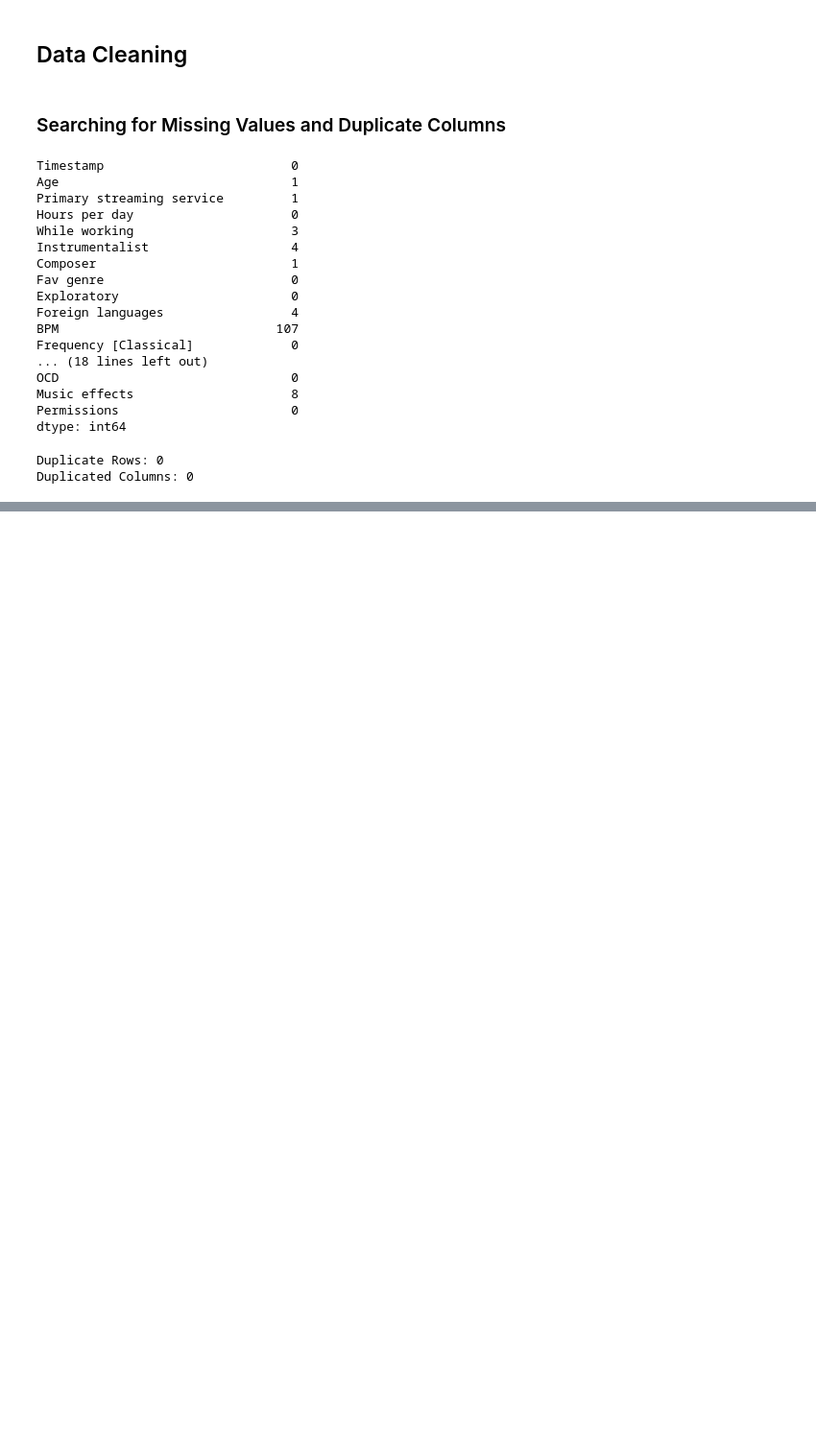
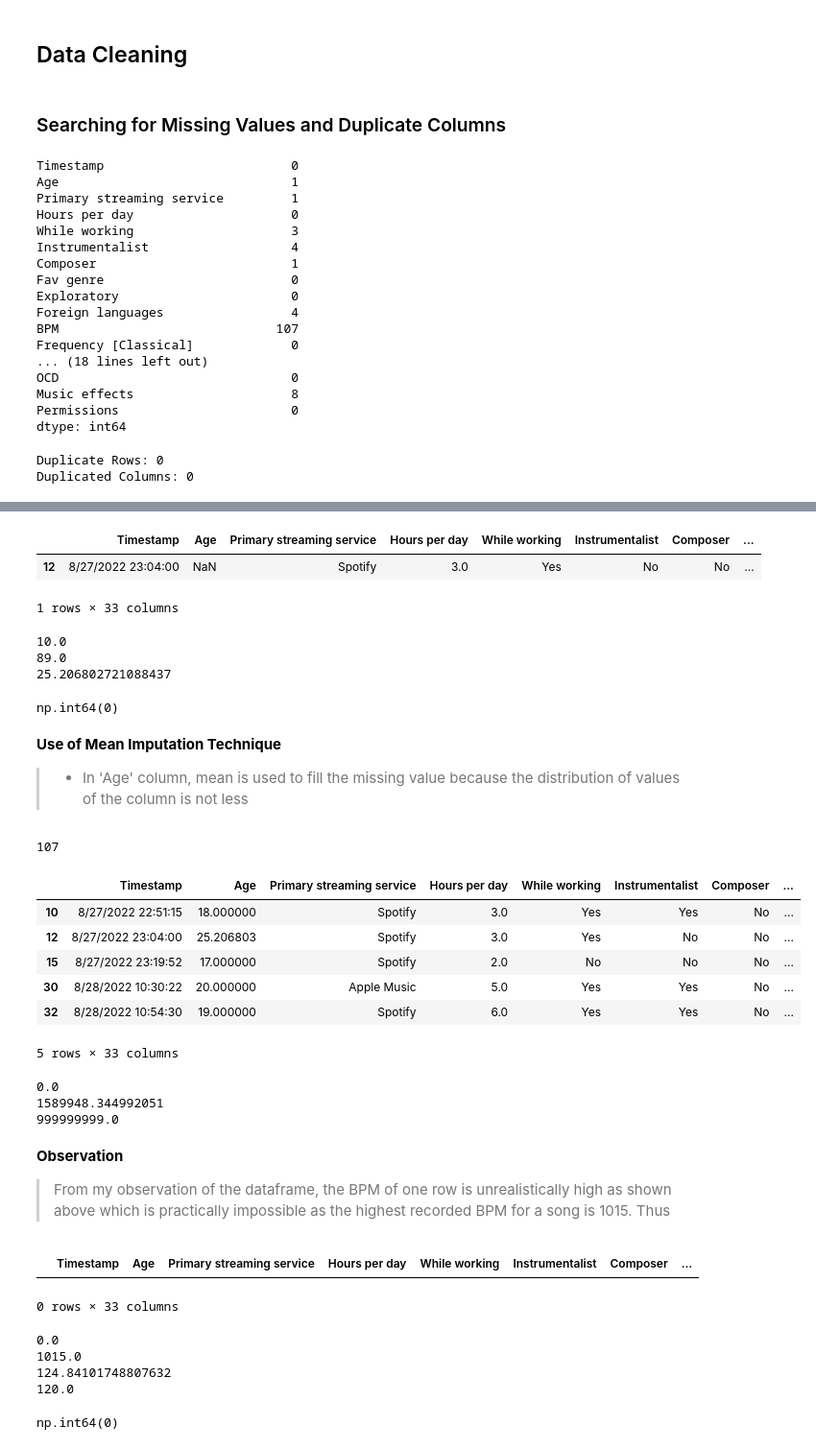
Before and after one commit to ShrDar/Music-and-Mental-Health, a Jupyter notebook: notebooks/mmh_eda.ipynb, the cells around one changed output, grey strips where cells are left out. Shown at 96% size. Saved outputs shown, nothing was run; the diff lists cells and outputs as text; code cells hidden in the pictures; blank space fills up the shorter version.

```diff
--- a/notebooks/mmh_eda.ipynb
+++ b/notebooks/mmh_eda.ipynb
@@ -150,0 +177,49 @@ Duplicated Columns: 0
+# %%
+df[df['Age'].isna()]
+# %% [output]
+|  | Timestamp | Age | Primary streaming service | Hours per day | While working | Instrumentalist | Composer | ... |
+| 12 | 8/27/2022 23:04:00 | NaN | Spotify | 3.0 | Yes | No | No | ... |
+1 rows × 33 columns
+# %%
+print(df['Age'].min())
+print(df['Age'].max())
+
+print(df['Age'].mean())
+# %% [output]
+10.0
+89.0
+25.206802721088437
+# %%
+# df.fillna({'Age': df['Age'].mean()}, inplace=True) #alternative way
+df['Age'] = df['Age'].fillna(value = df['Age'].mean())
+df['Age'].isna().sum()
+# %% [output]
+np.int64(0)
+# %% [markdown]
+**Use of Mean Imputation Technique**
+
+> - In 'Age' column, mean is used to fill the missing value because the distribution of values of the column is not less
+# %%
+print(df['BPM'].isna().sum())
+df[df['BPM'].isna()].head()
+# %% [output]
+107
+|  | Timestamp | Age | Primary streaming service | Hours per day | While working | Instrumentalist | Composer | ... |
+| 10 | 8/27/2022 22:51:15 | 18.000000 | Spotify | 3.0 | Yes | Yes | No | ... |
+| 12 | 8/27/2022 23:04:00 | 25.206803 | Spotify | 3.0 | Yes | No | No | ... |
+| 15 | 8/27/2022 23:19:52 | 17.000000 | Spotify | 2.0 | No | No | No | ... |
+| 30 | 8/28/2022 10:30:22 | 20.000000 | Apple Music | 5.0 | Yes | Yes | No | ... |
+| 32 | 8/28/2022 10:54:30 | 19.000000 | Spotify | 6.0 | Yes | Yes | No | ... |
+5 rows × 33 columns
+# %%
+print(df['BPM'].min())
+print(df['BPM'].mean())
+print(df['BPM'].max())
+# %% [output]
+0.0
+1589948.344992051
+999999999.0
+# %% [markdown]
+**Observation**
+
+> From my observation of the dataframe, the BPM of one row is unrealistically high as shown above which is practically impossible as the highest recorded BPM for a song is 1015. Thus
@@ -150,0 +228,15 @@ Duplicated Columns: 0
+# %%
+df[df['BPM'] > 1015]
+# %% [output]
+|  | Timestamp | Age | Primary streaming service | Hours per day | While working | Instrumentalist | Composer | ... |
+0 rows × 33 columns
+# %%
+print(df['BPM'].min())
+print(df['BPM'].max())
+print(df['BPM'].mean())
+print(df['BPM'].median())
+# %% [output]
+0.0
+1015.0
+124.84101748807632
+120.0
@@ -150,0 +245,4 @@ Duplicated Columns: 0
+# %%
+df['BPM'].isna().sum()
+# %% [output]
+np.int64(0)
```
Also changed, not shown: parts of 23 cells of this notebook.
